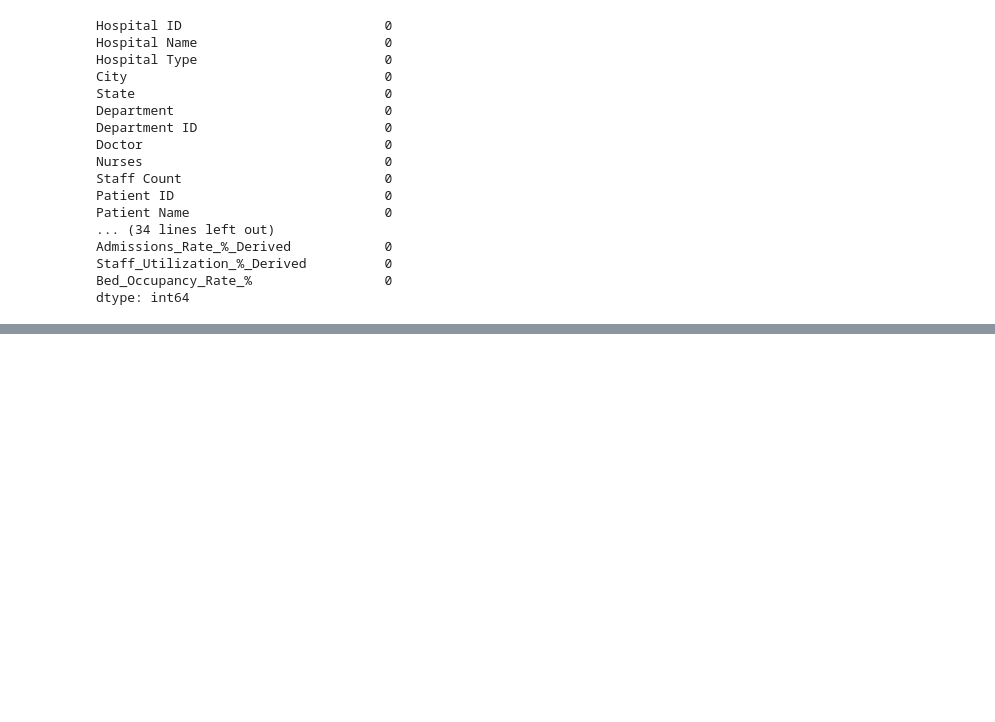
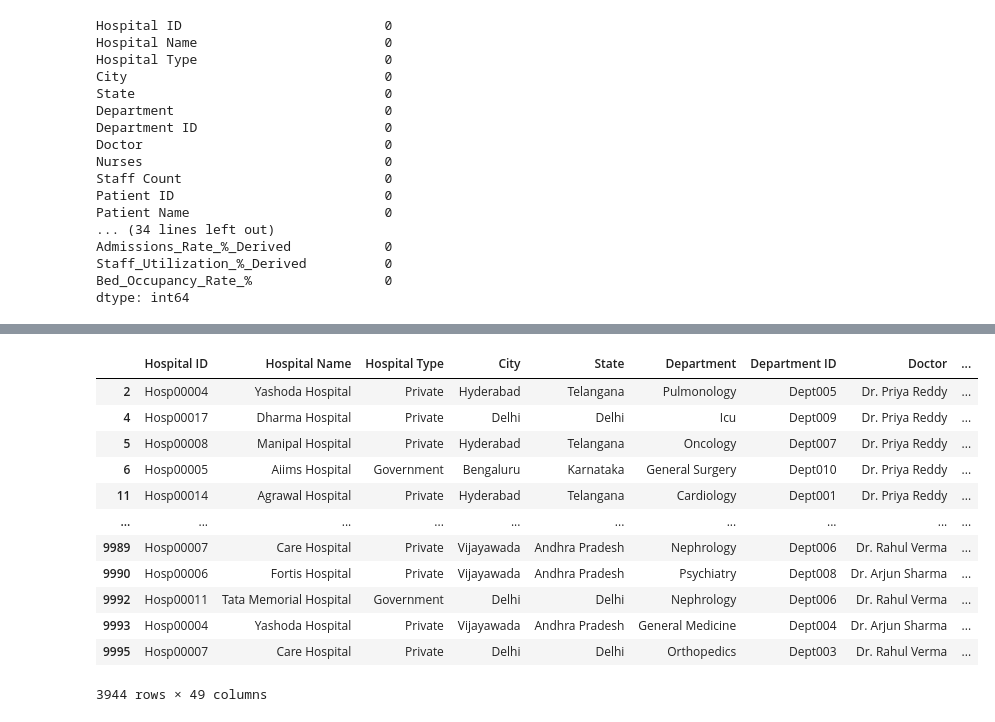
Before and after one commit to springboardmentor09876x-cmd/Hospital-Operations-Patient-Analytics-, a Jupyter notebook: hospital_cleaning-checkpoint.ipynb, the cells around one changed output, grey strips where cells are left out. Saved outputs shown, nothing was run; the diff lists cells and outputs as text; code cells hidden in the pictures; blank space fills up the shorter version.

```diff
--- a/hospital_cleaning-checkpoint.ipynb
+++ b/hospital_cleaning-checkpoint.ipynb
@@ -151,0 +305,16 @@ hospital_df = hospital_df.sort_values(by="Department")
+# %%
+hospital_df[hospital_df["Discharge Date"].isnull()]
+# %% [output]
+|  | Hospital ID | Hospital Name | Hospital Type | City | State | Department | Department ID | Doctor | ... |
+| 2 | Hosp00004 | Yashoda Hospital | Private | Hyderabad | Telangana | Pulmonology | Dept005 | Dr. Priya Reddy | ... |
+| 4 | Hosp00017 | Dharma Hospital | Private | Delhi | Delhi | Icu | Dept009 | Dr. Priya Reddy | ... |
+| 5 | Hosp00008 | Manipal Hospital | Private | Hyderabad | Telangana | Oncology | Dept007 | Dr. Priya Reddy | ... |
+| 6 | Hosp00005 | Aiims Hospital | Government | Bengaluru | Karnataka | General Surgery | Dept010 | Dr. Priya Reddy | ... |
+| 11 | Hosp00014 | Agrawal Hospital | Private | Hyderabad | Telangana | Cardiology | Dept001 | Dr. Priya Reddy | ... |
+| ... | ... | ... | ... | ... | ... | ... | ... | ... | ... |
+| 9989 | Hosp00007 | Care Hospital | Private | Vijayawada | Andhra Pradesh | Nephrology | Dept006 | Dr. Rahul Verma | ... |
+| 9990 | Hosp00006 | Fortis Hospital | Private | Vijayawada | Andhra Pradesh | Psychiatry | Dept008 | Dr. Arjun Sharma | ... |
+| 9992 | Hosp00011 | Tata Memorial Hospital | Government | Delhi | Delhi | Nephrology | Dept006 | Dr. Rahul Verma | ... |
+| 9993 | Hosp00004 | Yashoda Hospital | Private | Vijayawada | Andhra Pradesh | General Medicine | Dept004 | Dr. Arjun Sharma | ... |
+| 9995 | Hosp00007 | Care Hospital | Private | Delhi | Delhi | Orthopedics | Dept003 | Dr. Rahul Verma | ... |
+3944 rows × 49 columns
```
Also changed, not shown: parts of 44 cells of this notebook, 2 other files.
